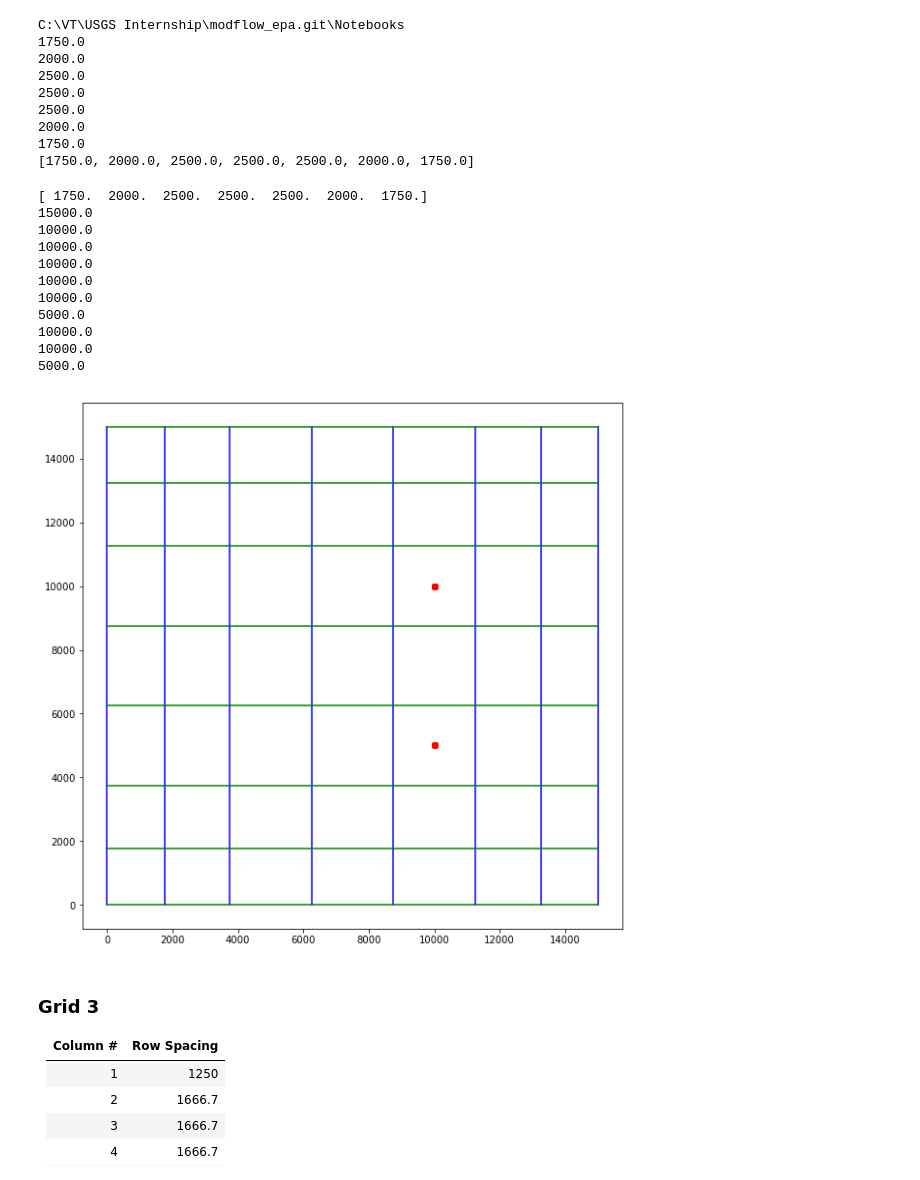
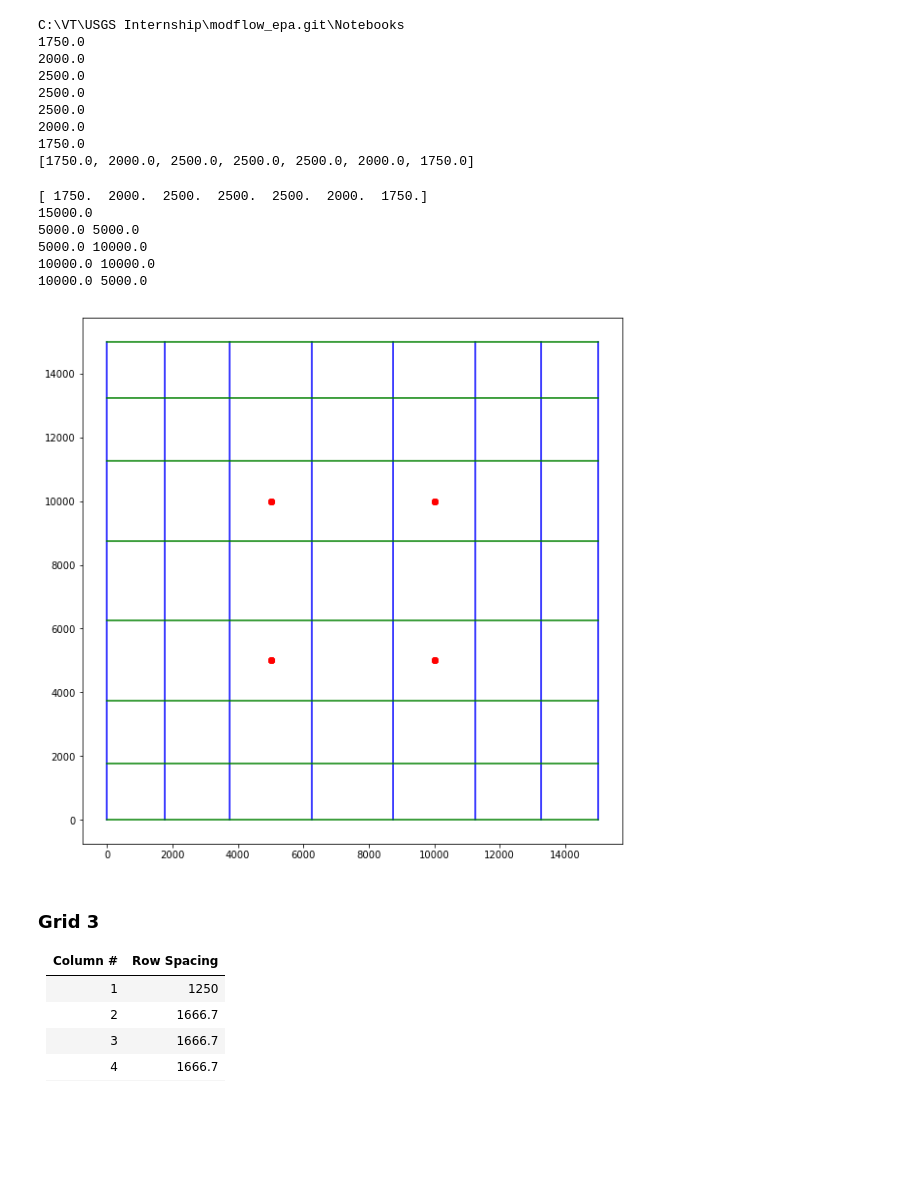
Before and after one commit to jordw22/modflow_epa, a Jupyter notebook: Notebooks/Problem 8 (Part b) - Grid and Time Stepping Considerations.ipynb, the cells around one changed output. Drawn from its saved outputs; the diff is of its cells as text; code cells hidden in the pictures; blank space fills up the shorter version.

Commit message:
for loops for plotting wells

```diff
--- a/Notebooks/Problem 8 (Part b) - Grid and Time Stepping Considerations.ipynb
+++ b/Notebooks/Problem 8 (Part b) - Grid and Time Stepping Considerations.ipynb
@@ -318,69 +320,54 @@ ymin2 = 0 #sets ymin equal to zero
 xmax2 = ymax2 #makes xmax equal to ymax which is equal to the sum of the list
 xmin2 = 0 #sets xmin equal to zero
 x2 = 0 #sets x equal to zero
 y2 = 0 #sets y equal to zero
 
 #before moving on to this code, it helps to draw out an image of a graph with each corner labled with the coordinates of that point
 #top left - (xmin, ymax)
 #bottom left - (xmin, ymin)
 #top right - (xmax, ymax)
 #bottom right - (xmax, ymin)
 plt.plot([xmin2, xmin2], [ymin2, ymax2], 'b-') #plots the first column line (on the left). Must be outside of the loop.
 #'b-' creates a blue line out of dashes
 for dx2 in delr2: #dx will go through the values in delr one by one in the loop
     x2 = x2 + dx2 #add the dx value to x, which is zero, and then store that new value into x
     plt.plot([x2, x2], [ymin2, ymax2], 'b-') #plot that point and then loop back to top
 
     #repeat the process above but with the y values to make the rows
 plt.plot([xmin2, xmax2], [ymin2, ymin2], 'g-') #plots the first row line (on the bottom). Must be outside of the loop
 #'g-' creates a green line with dashes
 for dy2 in delr2:
     y2 = y2 + dy2
     plt.plot([xmin2, xmax2], [y2, y2], 'g-')
 
-xes2 = []
-x2=0
-f3 = open('../Data/problem8_grid1_wells.csv') #opens the csv file; the two periods (.) means that you are goin backwards into the folders.
+#create wells
+#bottom left - (pumping well)
+xes = []
+ys = []
+x=0
+f = open('../Data/problem8_grid2_wells.csv') #opens the csv file; the two periods (.) means that you are goin backwards into the folders.
 
-for i3,line3 in enumerate(f3):
-    if i1 == 0:
+for i,line in enumerate(f):
+    if i == 0:
         continue
 
-    linelist3 = line3.strip().split(',')
-    value3 = float(linelist1[0]) #changes the values in the list to floats
-    print(value3) #prints the values
-    xes2.append(value3) #puts the floats into the empty list, x
+    linelist = line.strip().split(',')
+    x = float(linelist[0]) #changes the values in the list to floats
+    y = float(linelist[1])
+    print(x, y) #prints the values
+    xes.append(x) #puts the floats into the empty list, x
+    ys.append(y)
 
-    xes2_array = np.array(xes2) #changes delr values from float to array
-
-ys2 = []
-f4 = open('../Data/problem8_grid1_wells.csv')
-for i4,line4 in enumerate(f4):
-    if i4 == 0:
-        continue
-
-    linelist4 = line4.strip().split(',')
-    value4 = float(linelist4[1]) #changes the values in the list to floats
-    print(value4) #prints the values
-    ys2.append(value4) #puts the floats into the empty list, ys
-
-    ys2_array = np.array(ys1) #changes delr values from float to array
-
-for n2 in xes2:
-    plt.plot([xes2, xes2], [ys2, ys2], 'ro')
+for n in xes:
+    plt.plot(xes, ys, 'ro')
 # %% [output]
 [ 1750.  2000.  2500.  2500.  2500.  2000.  1750.]
 15000.0
-10000.0
-10000.0
-10000.0
-10000.0
-10000.0
-5000.0
-10000.0
-10000.0
-5000.0
+5000.0 5000.0
+5000.0 10000.0
+10000.0 10000.0
+10000.0 5000.0
-[figure, old version]
+[figure, new version]
 # %%
 #Flopy objects
 modelname2 = 'p8_pb2' #short for problem 8 part b, grid 2
```
Also changed, not shown: parts of 7 cells of this notebook.
